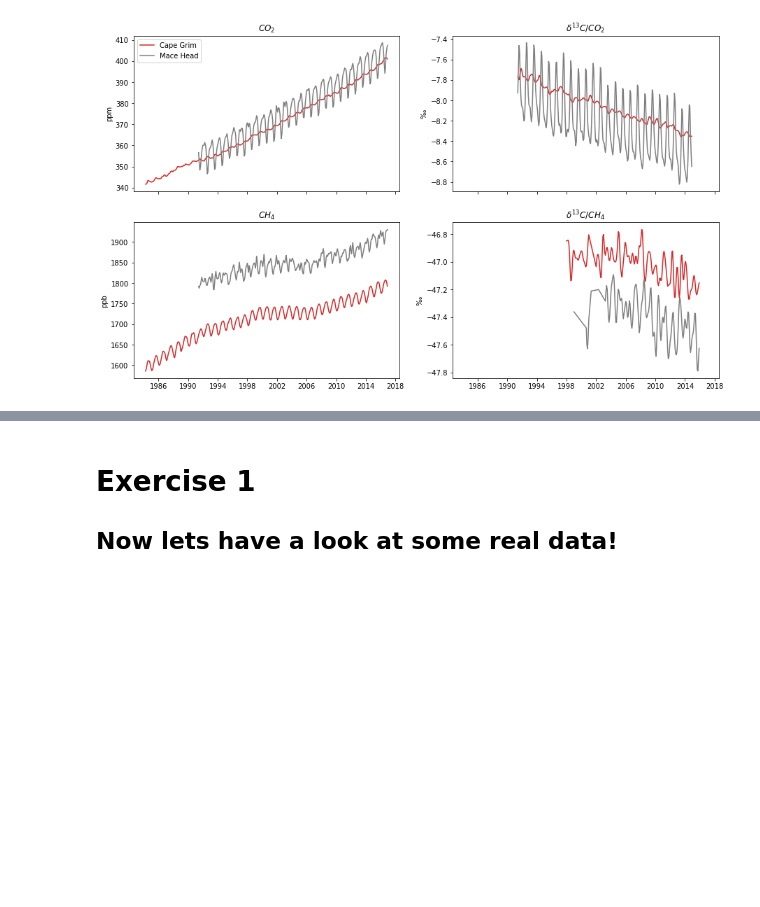
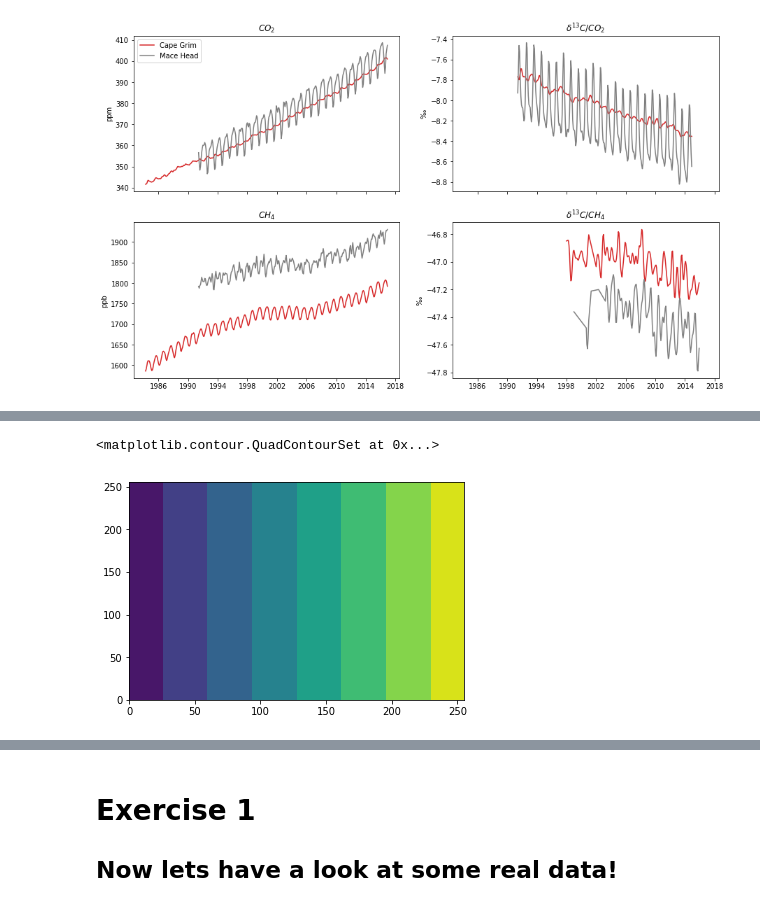
Before and after one commit to ueapy/pythoncourse2018-materials, a Jupyter notebook: notebooks/15-Matplotlib.ipynb, the cells around one changed output, grey strips where cells are left out. Drawn from its saved outputs; the diff is of its cells as text; code cells hidden in the pictures; blank space fills up the shorter version.

Commit message:
adding exercise 7 for contour plots

```diff
--- a/notebooks/15-Matplotlib.ipynb
+++ b/notebooks/15-Matplotlib.ipynb
@@ -463,0 +503,6 @@ C = plt.contour(X, Y, f(X,Y), 8, colors='black', linewidth=.5)
+# %%
+plt.contourf(X)
+# plt.contour(Y, colors='C1')
+# %% [output]
+<matplotlib.contour.QuadContourSet at 0x...>
+[figure, added]
```
Also changed, not shown: parts of 44 cells of this notebook.
